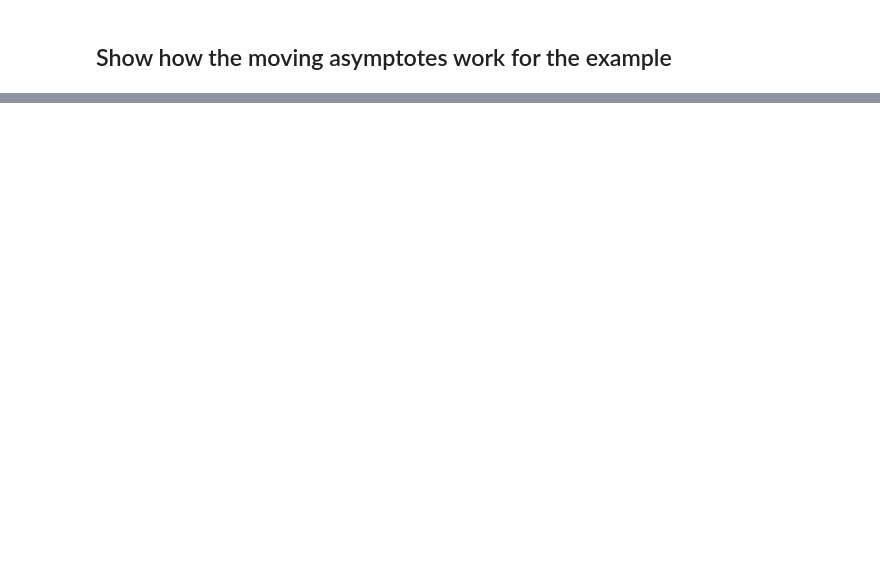
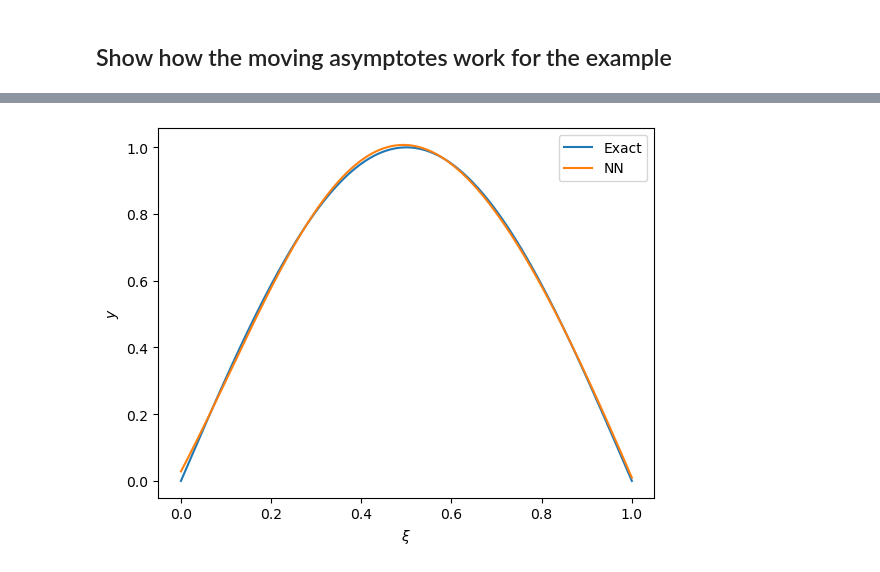
Before and after one commit to gnorman7/APPM5630_Project_MMA, a Jupyter notebook: demo.ipynb, the cells around one changed output, grey strips where cells are left out. Cells and saved outputs as stored; diff of their text form; code cells hidden in the pictures; blank space fills up the shorter version.

```diff
--- a/demo.ipynb
+++ b/demo.ipynb
@@ -234,0 +761,13 @@ AttributeError: 'NoneType' object has no attribute 'add_callback'
+# %%
+model.eval()
+with torch.no_grad():
+    # Evaluate the model
+    y_pred = model(x_t)
+    plt.figure()
+    plt.plot(x_t, y_t, label='Exact')
+    plt.plot(x_t, y_pred, label='NN')
+    plt.legend()
+    plt.xlabel(r'$\xi$')
+    plt.ylabel('$y$')
+# %% [output]
+[figure, added]
```
Also changed, not shown: parts of 24 cells of this notebook, 17 other files.
